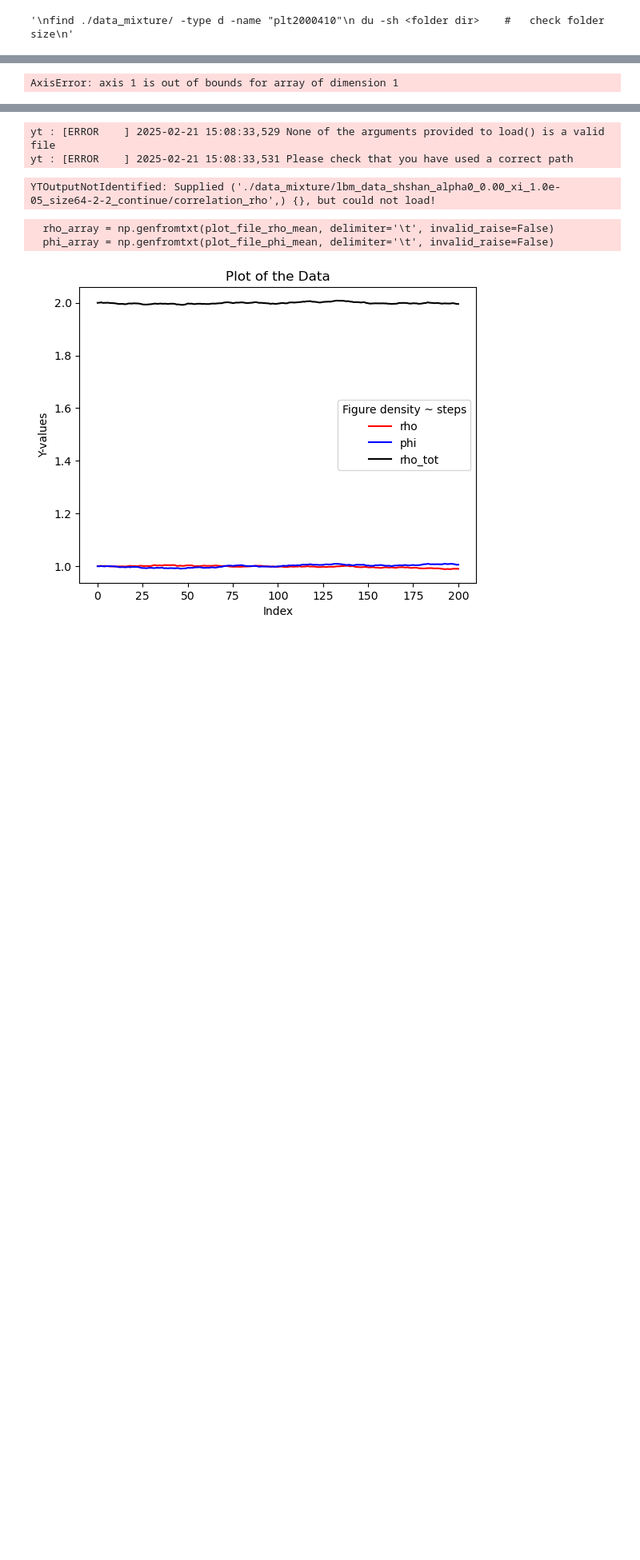
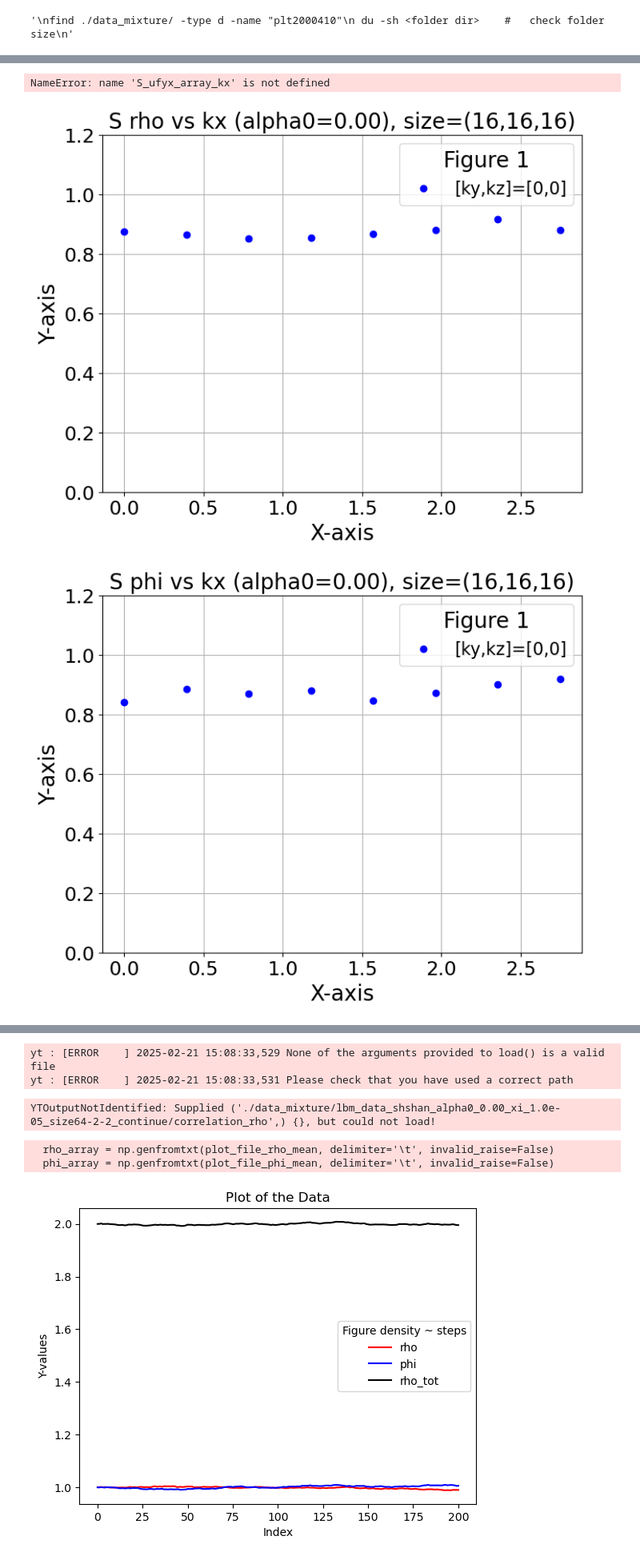
Before and after one commit to MDProject/Lattice-Boltzmann-Cuda, a Jupyter notebook: Correlation.ipynb, the cells around one changed output, grey strips where cells are left out. Shown: that part at 80% size. Cells and saved outputs as stored; diff of their text form; code cells hidden in the pictures; blank space fills up the shorter version.

```diff
--- a/Correlation.ipynb
+++ b/Correlation.ipynb
@@ -19,9 +19,18 @@ find ./data_mixture/ -type d -name "plt2000410"
 # %%
 import yt
 from matplotlib import rc_context
-import matplotlib.pyplot as plt
 from matplotlib.animation import FuncAnimation
 import numpy as np
+import matplotlib.pyplot as plt
+plt.rcParams.update({
+    'font.size': 20,           # General font size
+    'axes.titlesize': 20,      # Axes title
+    'axes.labelsize': 20,      # Axes labels
+    'xtick.labelsize': 18,     # X-axis tick labels
+    'ytick.labelsize': 18,     # Y-axis tick labels
+    'legend.fontsize': 16,     # Legend
+    'figure.titlesize': 18     # Figure title
+})
 print(yt.__version__)
 
 ############    modify if needed    ############################
@@ -60,21 +69,21 @@ print((S_rho_FHDeX/(temperature/cs2)))
 box = ds.domain_dimensions
 nxh = box[0]//2
 kx = 2*np.pi/box[0]*(np.linspace(0, nxh-1, nxh))
-
+'''
 S_rho_array_kx = np.mean(S_rho_FHDeX[nxh%box[0]:(2*nxh-1)%box[0]+1,:,:], axis=(1, 2))/(temperature/cs2)
 S_phi_array_kx = np.mean(S_phi_FHDeX[nxh%box[0]:(2*nxh-1)%box[0]+1,:,:], axis=(1, 2))/(temperature/cs2)
 S_ufx_array_kx = np.mean(S_ufx_FHDeX[nxh%box[0]:(2*nxh-1)%box[0]+1,:,:], axis=(1, 2))/(temperature)
-S_ufy_array_kx = np.mean(S_ufy_FHDeX[nxh%box[0]:(2*nxh-1)%box[0]+1,:,:], axis=(1, 2))/(temperature)
+S_ufy_array_kx = np.mean(S_ufy_FHDeX[:,nxh%box[0]:(2*nxh-1)%box[0]+1,:], axis=(0, 2))/(temperature)
 S_ufz_array_kx = np.mean(S_ufz_FHDeX[nxh%box[0]:(2*nxh-1)%box[0]+1,:,:], axis=(1, 2))/(temperature)
 S_ufyx_array_kx = np.mean(S_ufyx_FHDeX[nxh%box[0]:(2*nxh-1)%box[0]+1,:,:], axis=(1, 2))/(temperature)
 S_ufzy_array_kx = np.mean(S_ufzy_FHDeX[nxh%box[0]:(2*nxh-1)%box[0]+1,:,:], axis=(1, 2))/(temperature)
 '''
-S_rho_array_kx = S_rho_FHDeX[0:nxh,0,0]/(temperature/cs2)
-S_phi_array_kx = S_phi_FHDeX[0:nxh,0,0]/(temperature/cs2)
-S_ufx_array_kx = S_ufx_FHDeX[0:nxh,0,0]/(temperature/2.)
-S_ufy_array_kx = S_ufy_FHDeX[0:nxh,0,0]/(temperature/2.)
-S_ufz_array_kx = S_ufz_FHDeX[0:nxh,0,0]/(temperature/2.)
-'''
+S_rho_array_kx = S_rho_FHDeX[nxh%box[0]:(2*nxh-1)%box[0]+1,0,0]/(temperature/cs2)
+S_phi_array_kx = S_phi_FHDeX[nxh%box[0]:(2*nxh-1)%box[0]+1,0,0]/(temperature/cs2)
+S_ufx_array_kx = S_ufx_FHDeX[nxh%box[0]:(2*nxh-1)%box[0]+1,0,0]/(temperature)
+S_ufy_array_kx = S_ufy_FHDeX[nxh%box[0]:(2*nxh-1)%box[0]+1,0,0]/(temperature)
+S_ufz_array_kx = S_ufz_FHDeX[nxh%box[0]:(2*nxh-1)%box[0]+1,0,0]/(temperature)
+
 
 plt.figure(1, figsize=(8, 6), dpi=100)  # Optional: Set the figure size
 #fig, ax = plt.subplots()
@@ -86,6 +95,8 @@ plt.ylabel("Y-axis")  # Y-axis label
 plt.title("S rho vs kx (alpha0={:.2f}), size=({:d},{:d},{:d})".format(alpha0,nx,ny,nz))  # Plot title
 plt.ylim(0,1.2)
 plt.grid(True)
+plt.savefig('rho_f.png')  # You can use .png, .jpg, .pdf, .svg, etc.
+
 
 plt.figure(2, figsize=(8, 6), dpi=100)  # Optional: Set the figure size
 #fig, ax = plt.subplots()
@@ -97,6 +108,7 @@ plt.ylabel("Y-axis")  # Y-axis label
 plt.title("S phi vs kx (alpha0={:.2f}), size=({:d},{:d},{:d})".format(alpha0,nx,ny,nz))  # Plot title
 plt.ylim(0,1.2)
 plt.grid(True)
+plt.savefig('rho_g.png')
 
 plt.figure(3, figsize=(8, 6), dpi=100)  # Optional: Set the figure size
 #fig, ax = plt.subplots()
@@ -106,8 +118,9 @@ plt.legend(title="Figure 1")
 plt.xlabel("X-axis")  # X-axis label
 plt.ylabel("Y-axis")  # Y-axis label
 plt.title("S ufx vs kx (alpha0={:.2f}), size=({:d},{:d},{:d})".format(alpha0,nx,ny,nz))  # Plot title
-plt.ylim(0,2.6)
+plt.ylim(0,1.6)
 plt.grid(True)
+plt.savefig('ufx.png')
 
 plt.figure(4, figsize=(8, 6), dpi=100)  # Optional: Set the figure size
 #fig, ax = plt.subplots()
@@ -117,8 +130,9 @@ plt.legend(title="Figure 1")
 plt.xlabel("X-axis")  # X-axis label
 plt.ylabel("Y-axis")  # Y-axis label
 plt.title("S ufy vs kx (alpha0={:.2f}), size=({:d},{:d},{:d})".format(alpha0,nx,ny,nz))  # Plot title
-#plt.ylim(0,2.6)
+plt.ylim(0,1.6)
 plt.grid(True)
+plt.savefig('ufy.png')
 
 plt.figure(5, figsize=(8, 6), dpi=100)  # Optional: Set the figure size
 #fig, ax = plt.subplots()
@@ -128,8 +142,9 @@ plt.legend(title="Figure 1")
 plt.xlabel("X-axis")  # X-axis label
 plt.ylabel("Y-axis")  # Y-axis label
 plt.title("S ufz vs kx (alpha0={:.2f}), size=({:d},{:d},{:d})".format(alpha0,nx,ny,nz))  # Plot title
-#plt.ylim(0,2.6)
+plt.ylim(0,1.6)
 plt.grid(True)
+plt.savefig('ufz.png')
 
 plt.figure(6, figsize=(8, 6), dpi=100)  # Optional: Set the figure size
 #fig, ax = plt.subplots()
@@ -181 +196,3 @@ yt : [INFO     ] 2025-04-16 01:16:13,778 Parameters: domain_right_edge         =
-AxisError: axis 1 is out of bounds for array of dimension 1
+NameError: name 'S_ufyx_array_kx' is not defined
+[figure, added]
+[figure, added]
```
Also changed, not shown: parts of 1 cell of this notebook, 9 other files.
